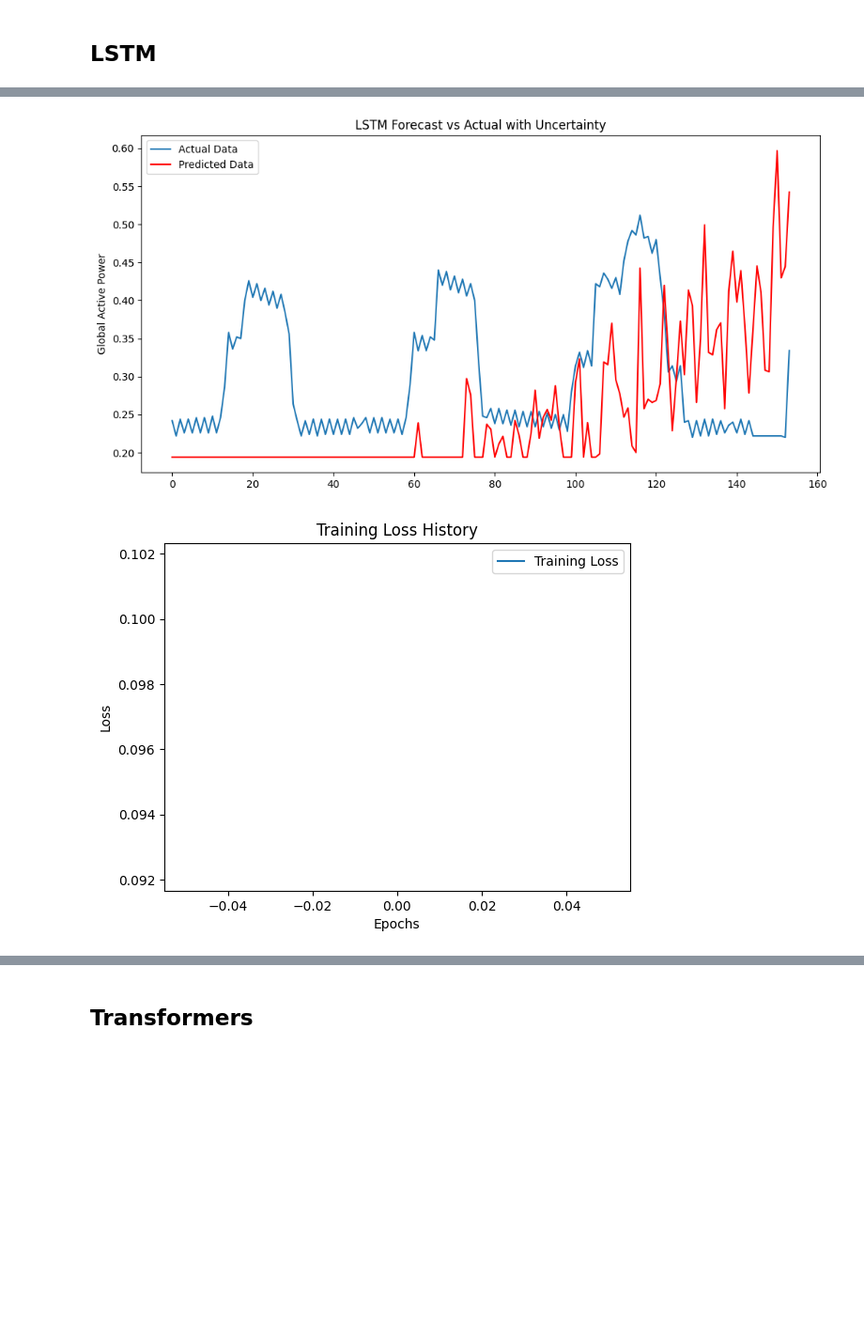
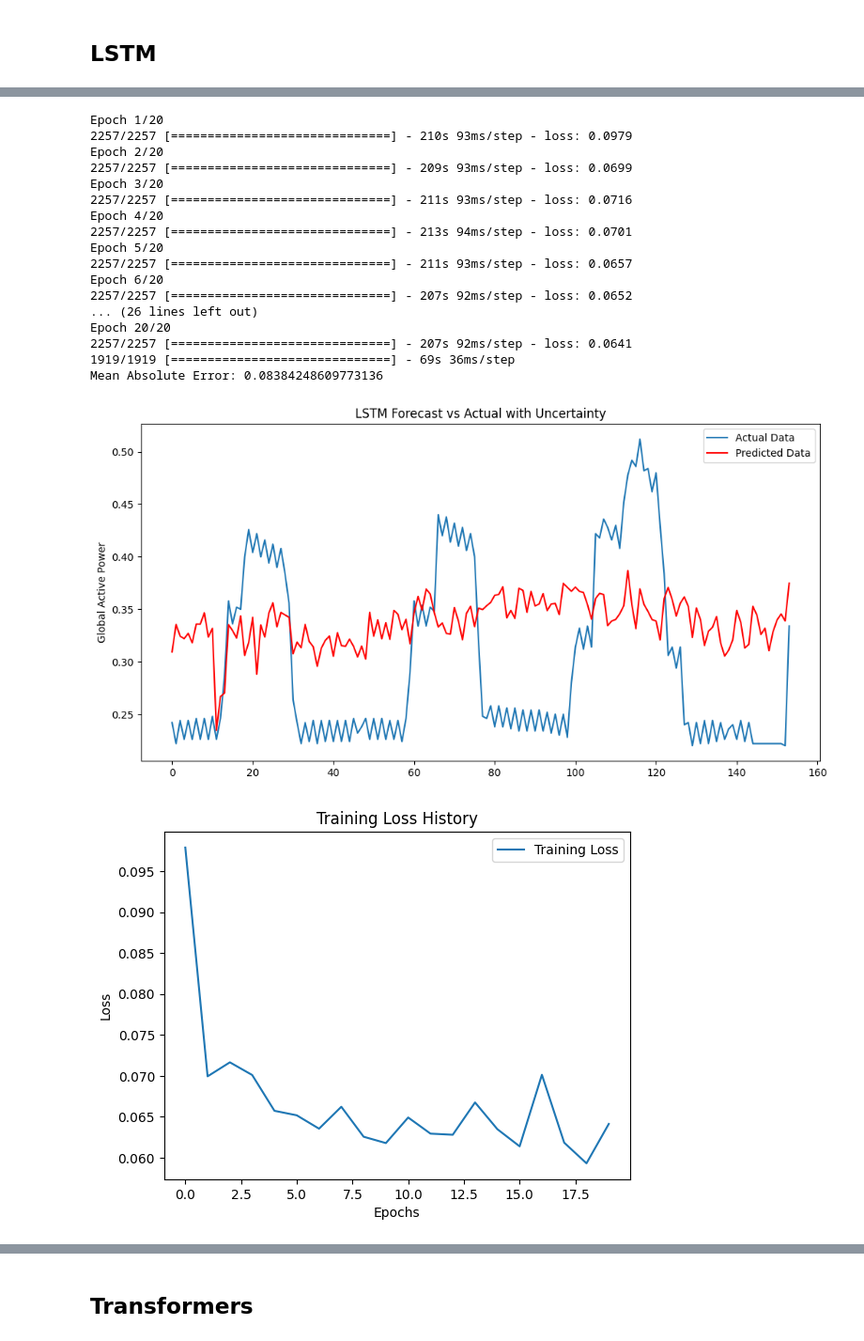
Before and after one commit to Ozziehman/Energiescan, a Jupyter notebook: household_power_consumption_models.ipynb, the cells around one changed output, grey strips where cells are left out. Shown at 94% size. Drawn from its saved outputs; the diff is of its cells as text; code cells hidden in the pictures; blank space fills up the shorter version.

Commit message:
new data on 20 epochs lstm

```diff
--- a/household_power_consumption_models.ipynb
+++ b/household_power_consumption_models.ipynb
@@ -551,7 +551,7 @@ optimizer = Adam(learning_rate=0.001)
 model.compile(optimizer=optimizer, loss='mae')
 
 # Model training
-history = model.fit(X_train, y_train, epochs=10, batch_size=64)
+history = model.fit(X_train, y_train, epochs=20, batch_size=64)
 
 # Prediction
 y_pred = model.predict(X_test)
@@ -601,5 +598,22 @@ Mean Absolute Error: 0.10906394855000755
+Epoch 1/20
+2257/2257 [==============================] - 210s 93ms/step - loss: 0.0979
+Epoch 2/20
+2257/2257 [==============================] - 209s 93ms/step - loss: 0.0699
+Epoch 3/20
+2257/2257 [==============================] - 211s 93ms/step - loss: 0.0716
+Epoch 4/20
+2257/2257 [==============================] - 213s 94ms/step - loss: 0.0701
+Epoch 5/20
+2257/2257 [==============================] - 211s 93ms/step - loss: 0.0657
+Epoch 6/20
+2257/2257 [==============================] - 207s 92ms/step - loss: 0.0652
+... (26 lines left out)
+Epoch 20/20
+2257/2257 [==============================] - 207s 92ms/step - loss: 0.0641
+1919/1919 [==============================] - 69s 36ms/step
+Mean Absolute Error: 0.08384248609773136
-[figure, old version]
+[figure, new version]
-[figure, old version]
+[figure, new version]
 # %%
 def create_new_sequences(data, seq_length):
     X = []
```
Also changed, not shown: parts of 2 cells of this notebook.
